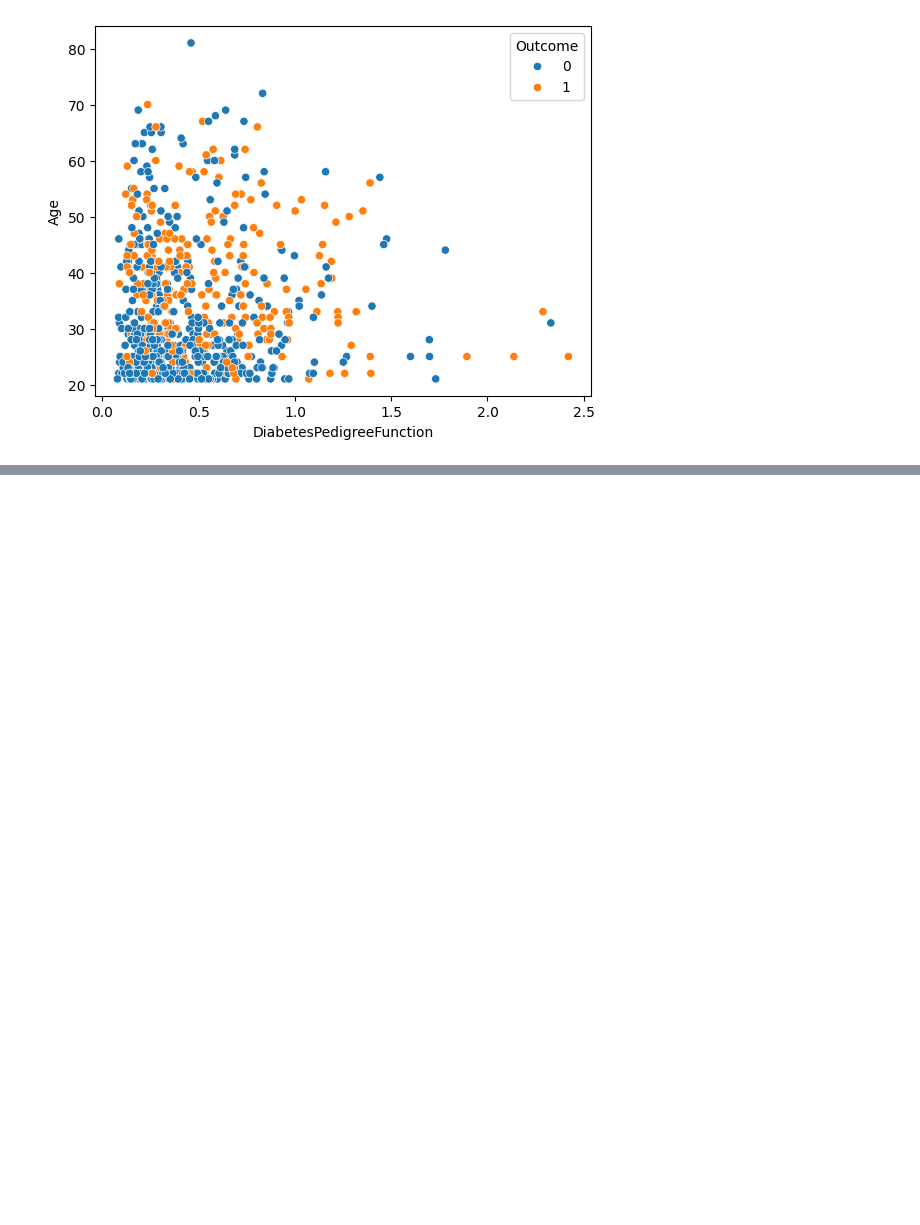
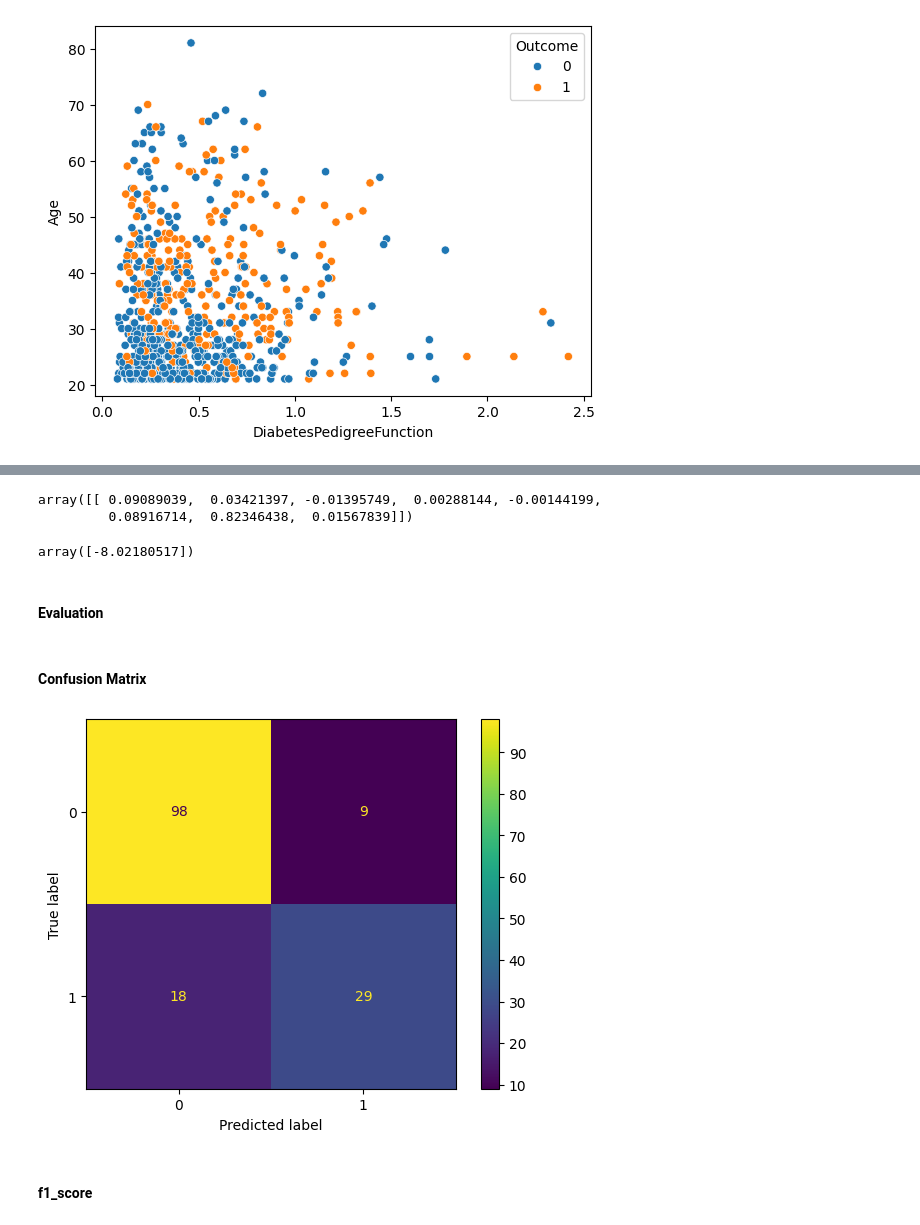
Before and after one commit to rajendra195/ds_project, a Jupyter notebook: Project_01/diabeties_classification.ipynb, the cells around one changed output, grey strips where cells are left out. Cells and saved outputs as stored; diff of their text form; code cells hidden in the pictures; blank space fills up the shorter version.

Commit message:
model

```diff
--- a/Project_01/diabeties_classification.ipynb
+++ b/Project_01/diabeties_classification.ipynb
@@ -241,0 +307,7 @@ df.corr()
+# %%
+X = feature
+y = target
+# %%
+from sklearn.model_selection import train_test_split
+
+X_train, X_test, y_train, y_test = train_test_split(X, y, test_size=0.2, random_state=0)
@@ -241,0 +320,5 @@ df.corr()
+# %%
+from sklearn.linear_model import LogisticRegression
+
+model = LogisticRegression()
+model.fit(X_train, y_train)
@@ -241,0 +334,3 @@ df.corr()
+# %%
+y_pred = model.predict(X_test)
+y_pred
@@ -241,0 +346,24 @@ df.corr()
+# %%
+m = model.coef_
+m
+# %% [output]
+array([[ 0.09089039,  0.03421397, -0.01395749,  0.00288144, -0.00144199,
+         0.08916714,  0.82346438,  0.01567839]])
+# %%
+c = model.intercept_
+c
+# %% [output]
+array([-8.02180517])
+# %% [markdown]
+#### Evaluation
+# %% [markdown]
+#### Confusion Matrix
+# %%
+cm = confusion_matrix(y_true=y_test, y_pred=y_pred)
+dist = ConfusionMatrixDisplay(confusion_matrix=cm)
+dist.plot()
+plt.show()
+# %% [output]
+[figure, added]
+# %% [markdown]
+#### f1_score
```
Also changed, not shown: parts of 18 cells of this notebook.
